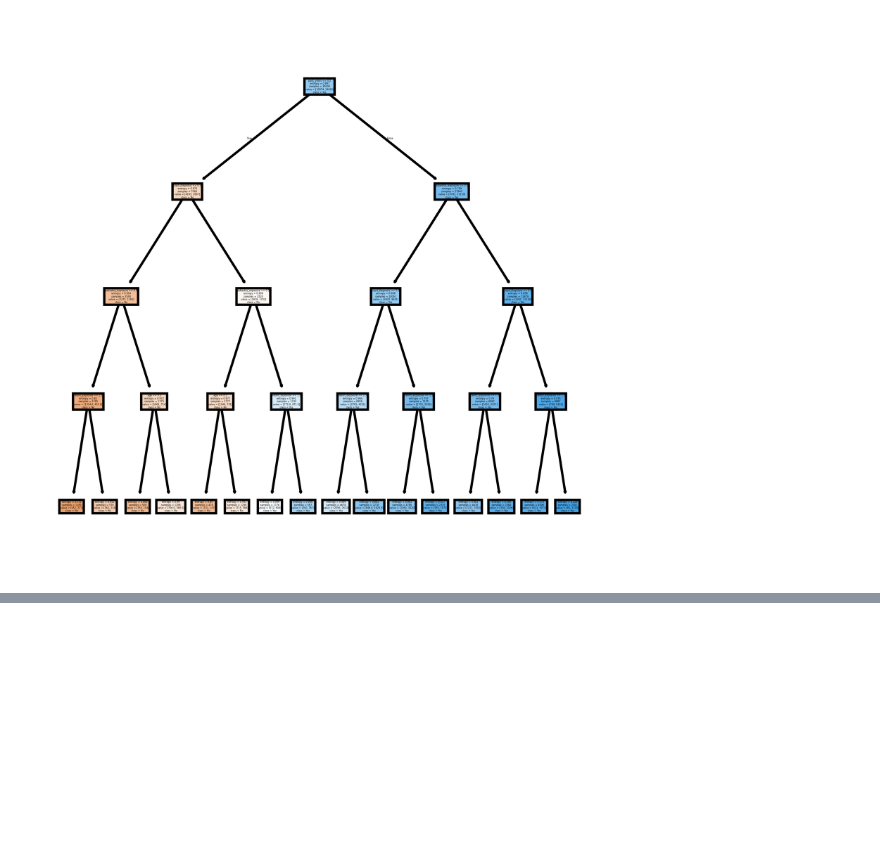
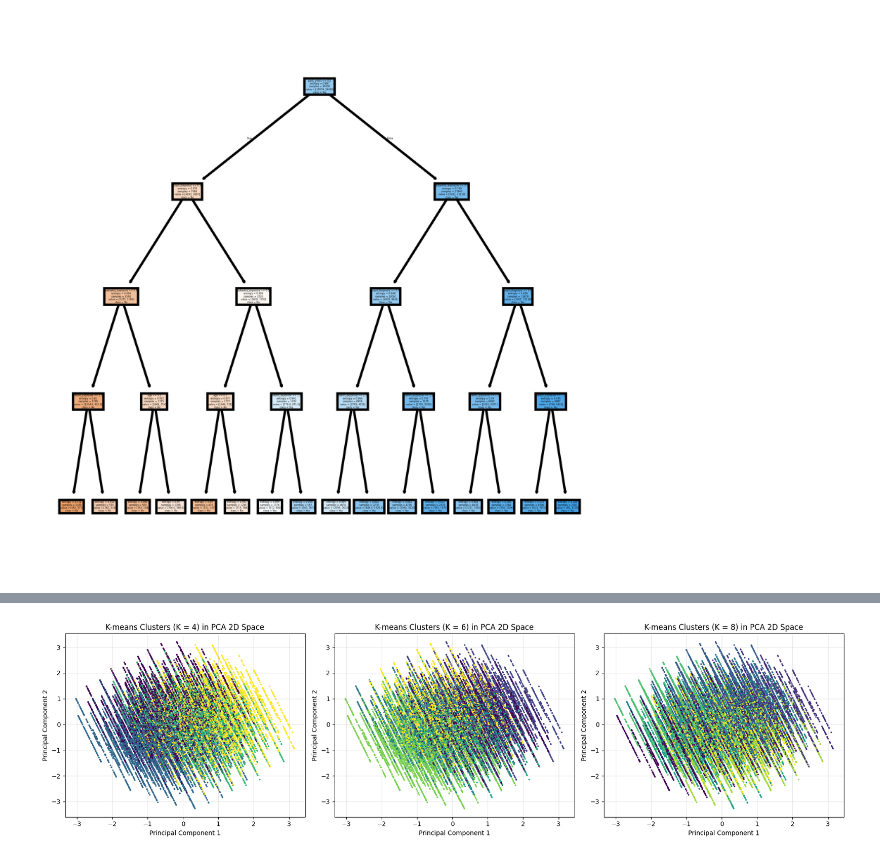
Before and after one commit to Alanoudhud/DataMining-Project, a Jupyter notebook: Reports/Phase3.ipynb, the cells around one changed output, grey strips where cells are left out. Cells and saved outputs as stored; diff of their text form; code cells hidden in the pictures; blank space fills up the shorter version.

```diff
--- a/Reports/Phase3.ipynb
+++ b/Reports/Phase3.ipynb
@@ -274,0 +509,9 @@ plt.show()
+# %%
+selected_K = [4, 6, 8]
+models = {}
+
+for k in selected_K:
+    kmeans = KMeans(n_clusters=k, random_state=42, n_init=10)
+    labels = kmeans.fit_predict(X_scaled)
+    models[k] = labels
+    print(f"K={k} fitted successfully.")
@@ -274,0 +527,7 @@ plt.show()
+# %%
+from sklearn.decomposition import PCA
+
+pca = PCA(n_components=2)
+X_pca = pca.fit_transform(X_scaled)
+
+print("PCA reduction completed. Shape:", X_pca.shape)
@@ -274,0 +541,17 @@ plt.show()
+# %%
+import matplotlib.pyplot as plt
+
+plt.figure(figsize=(18, 5))
+
+for i, k in enumerate(selected_K, 1):
+    plt.subplot(1, 3, i)
+    plt.scatter(X_pca[:, 0], X_pca[:, 1], c=models[k], cmap='viridis', s=2)
+    plt.title(f"K-means Clusters (K = {k}) in PCA 2D Space")
+    plt.xlabel("Principal Component 1")
+    plt.ylabel("Principal Component 2")
+    plt.grid(True, alpha=0.3)
+
+plt.tight_layout()
+plt.show()
+# %% [output]
+[figure, added]
```
Also changed, not shown: parts of 16 cells of this notebook.
